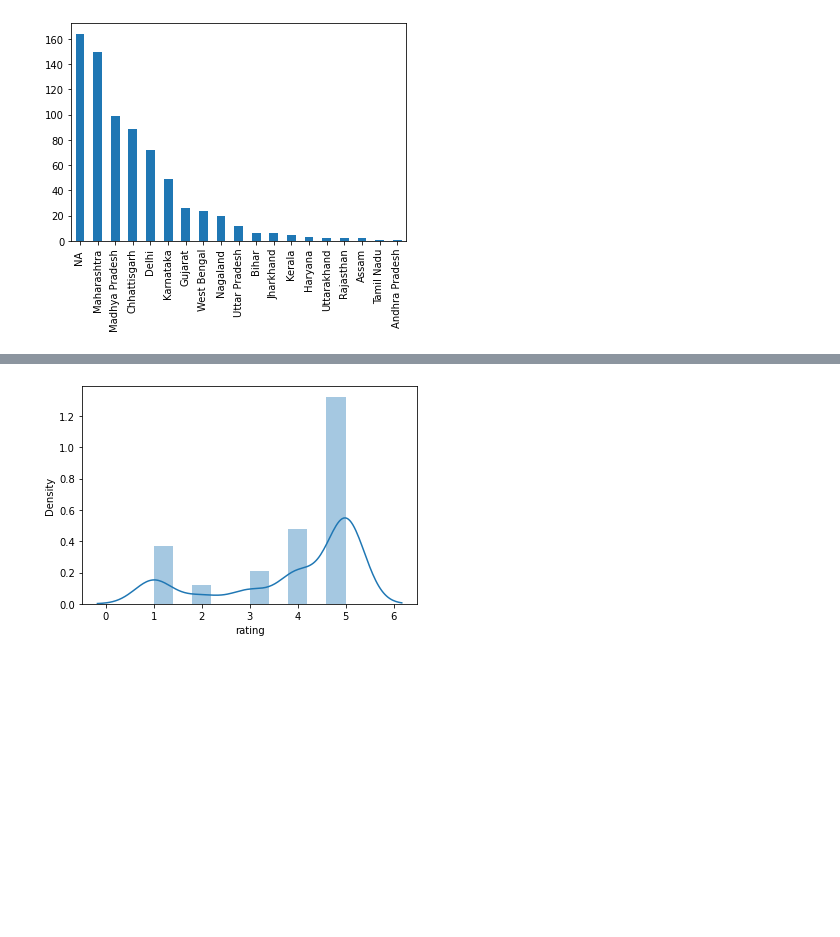
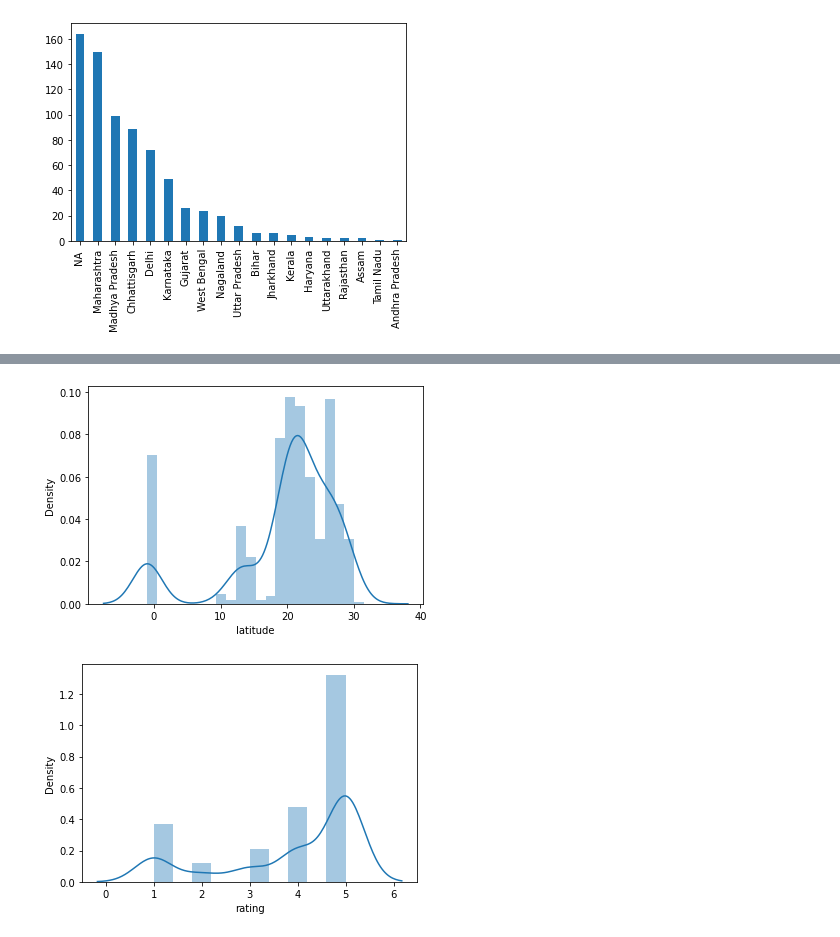
Before and after one commit to netalasawa221/DA_LAB, a Jupyter notebook: DA_Expt1.ipynb, the cells around one changed output, grey strips where cells are left out. Cells and saved outputs as stored; diff of their text form; code cells hidden in the pictures; blank space fills up the shorter version.

```diff
--- a/DA_Expt1.ipynb
+++ b/DA_Expt1.ipynb
@@ -130,3 +161,7 @@ df['state_name'].value_counts().plot.bar()
+# %%
+sns.distplot(df['latitude']);
+# %% [output]
+[figure, added]
 # %%
 sns.distplot(df['rating']);
 # %% [output]
```
Also changed, not shown: parts of 20 cells of this notebook.
